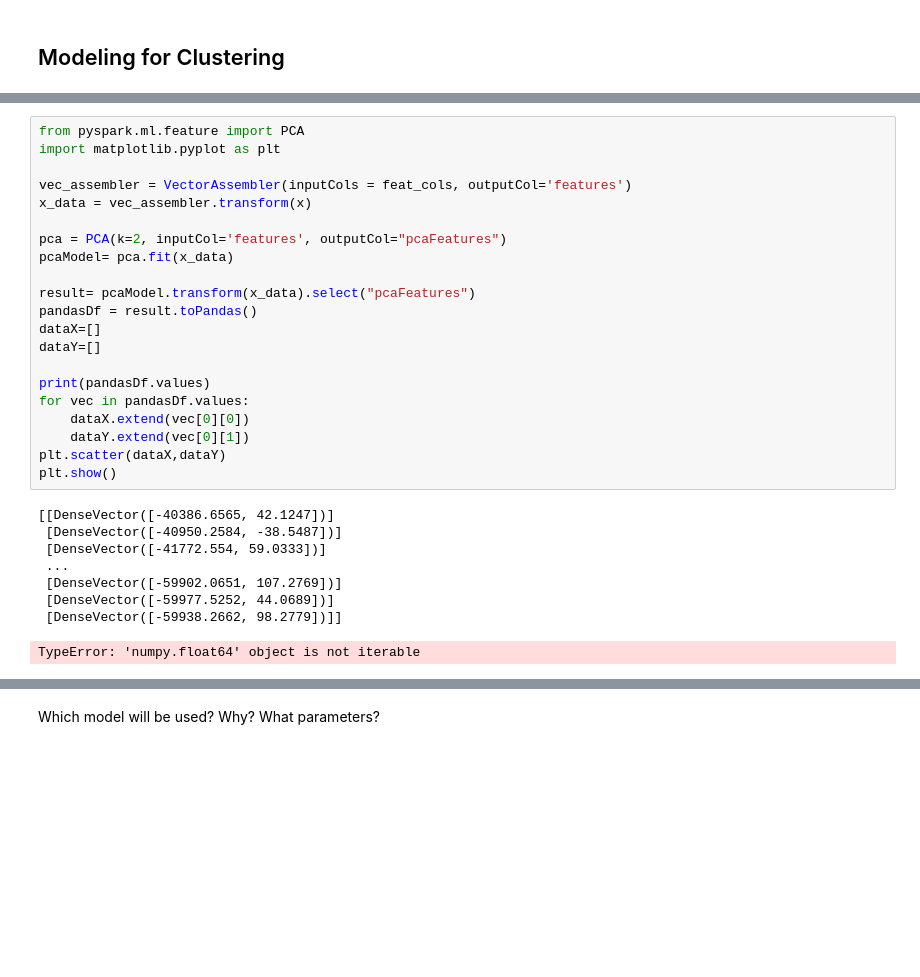
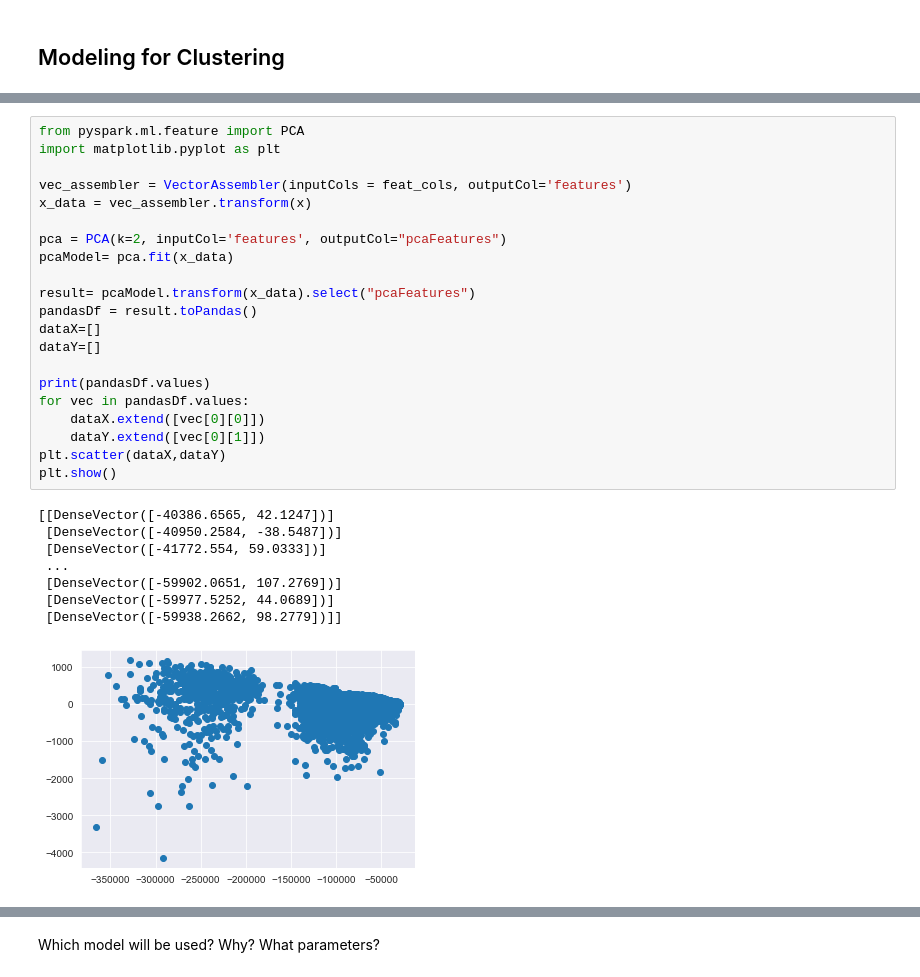
Before and after one commit to ugurcanerdogan/Machine-Learning-with-Spark, a Jupyter notebook: report.ipynb, the cells around one changed output, grey strips where cells are left out. Saved outputs shown, nothing was run; the diff lists cells and outputs as text; blank space fills up the shorter version.

```diff
--- a/report.ipynb
+++ b/report.ipynb
@@ -449,30 +449,30 @@ Cluster Centers:
 # %%
 from pyspark.ml.feature import PCA
 import matplotlib.pyplot as plt
 
 vec_assembler = VectorAssembler(inputCols = feat_cols, outputCol='features')
 x_data = vec_assembler.transform(x)
 
 pca = PCA(k=2, inputCol='features', outputCol="pcaFeatures")
 pcaModel= pca.fit(x_data)
 
 result= pcaModel.transform(x_data).select("pcaFeatures")
 pandasDf = result.toPandas()
 dataX=[]
 dataY=[]
 
 print(pandasDf.values)
 for vec in pandasDf.values:
-    dataX.extend(vec[0][0])
-    dataY.extend(vec[0][1])
+    dataX.extend([vec[0][0]])
+    dataY.extend([vec[0][1]])
 plt.scatter(dataX,dataY)
 plt.show()
 # %% [output]
 [[DenseVector([-40386.6565, 42.1247])]
  [DenseVector([-40950.2584, -38.5487])]
  [DenseVector([-41772.554, 59.0333])]
  ...
  [DenseVector([-59902.0651, 107.2769])]
  [DenseVector([-59977.5252, 44.0689])]
  [DenseVector([-59938.2662, 98.2779])]]
-TypeError: 'numpy.float64' object is not iterable
+[figure, added]
```
Also changed, not shown: parts of 2 cells of this notebook.
